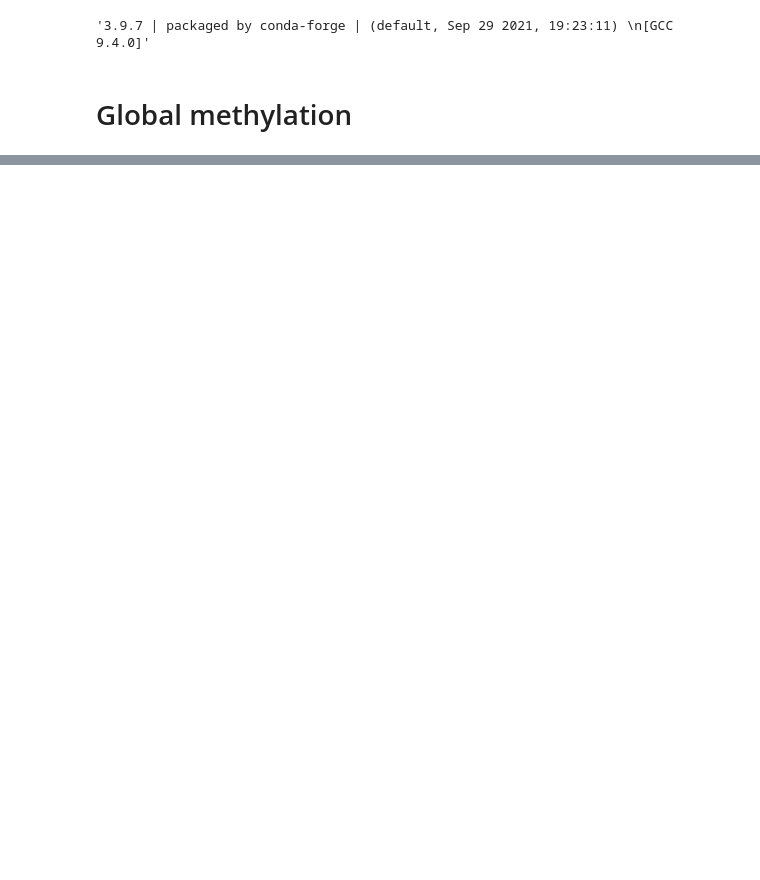
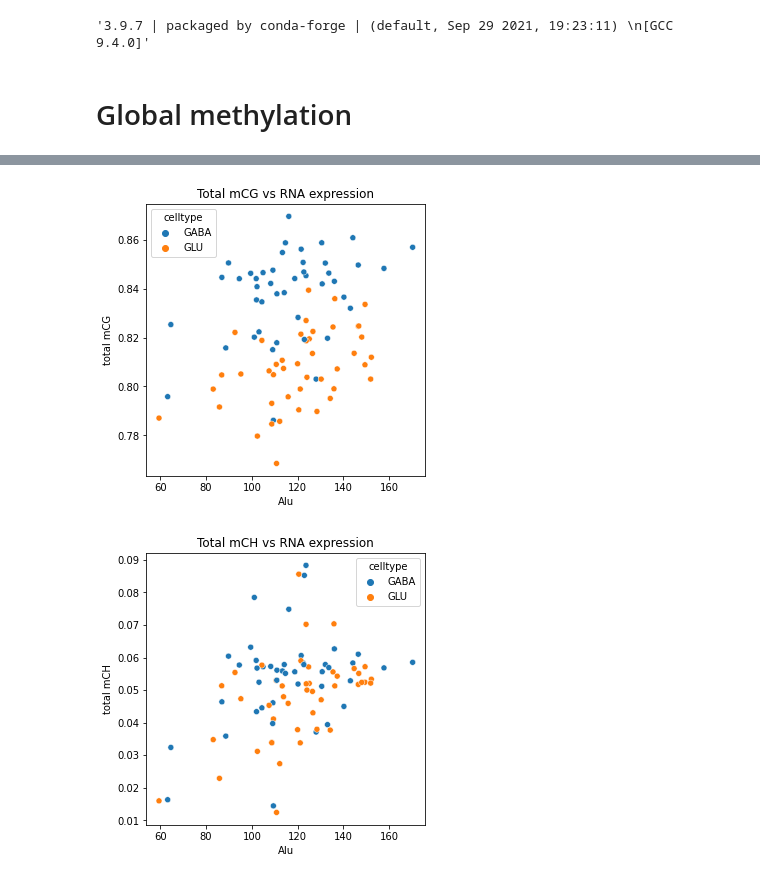
Before and after one commit to dmnburrows/te_methylation_ageing, a Jupyter notebook: meth_analysis.ipynb, the cells around one changed output, grey strips where cells are left out. Saved outputs shown, nothing was run; the diff lists cells and outputs as text; code cells hidden in the pictures; blank space fills up the shorter version.

```diff
--- a/meth_analysis.ipynb
+++ b/meth_analysis.ipynb
@@ -312,0 +211,15 @@ Name: type, dtype: object
+# %%
+#Plot total methylation against RNA expression
+import seaborn as sns
+fig,ax = plt.subplots(figsize=(5, 5))
+plt.title('Total mCG vs RNA expression')
+sns.scatterplot(data=meth_rna_df, x="Alu", y="total mCG", hue="celltype")
+plt.show()
+
+fig,ax = plt.subplots(figsize=(5, 5))
+plt.title('Total mCH vs RNA expression')
+sns.scatterplot(data=meth_rna_df, x="Alu", y="total mCH", hue="celltype")
+plt.show()
+# %% [output]
+[figure, added]
+[figure, added]
```
Also changed, not shown: parts of 44 cells of this notebook, 3 other files.
